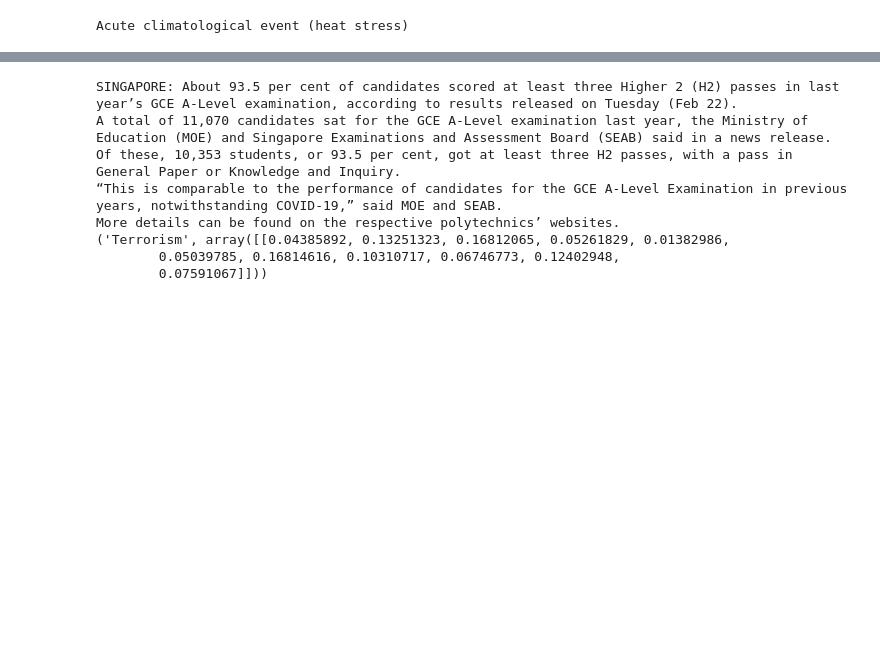
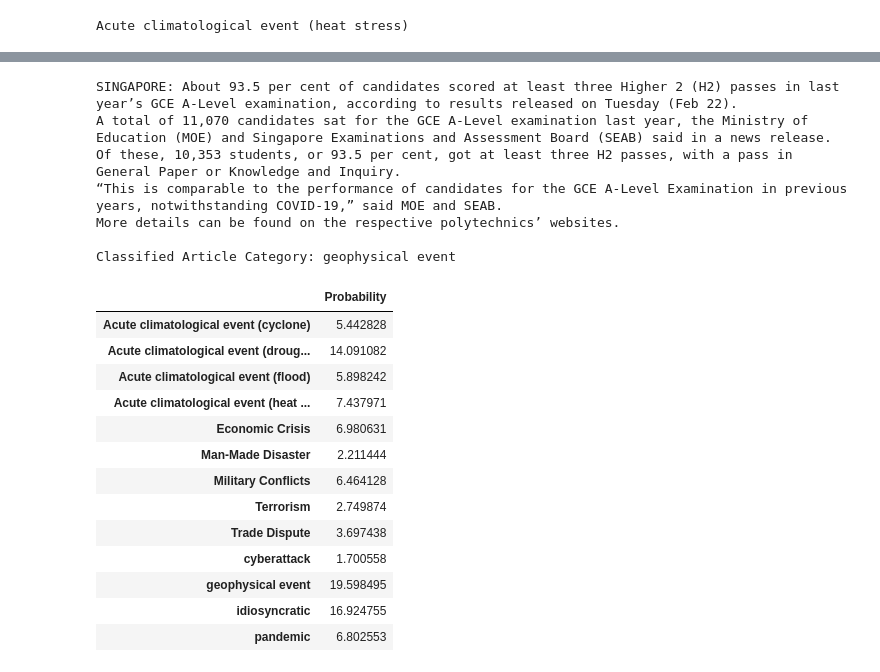
Before and after one commit to Shawntwj/FSX, a Jupyter notebook: News Classifier/FYP Article Classification Codes.ipynb, the cells around one changed output, grey strips where cells are left out. Cells and saved outputs as stored; diff of their text form; code cells hidden in the pictures; blank space fills up the shorter version.

```diff
--- a/News Classifier/FYP Article Classification Codes.ipynb
+++ b/News Classifier/FYP Article Classification Codes.ipynb
@@ -444,27 +480,49 @@ pandemic
 # %%
 from newspaper import Article
 
 article = Article('https://www.channelnewsasia.com/singapore/level-results-935-cent-score-least-3-h2-passes-2512571')
 
 
 article.download()
 
 article.parse()
 
 article.nlp()
 
 print(article.summary)
 
 with open('art5.txt', 'w') as f:
     f.write(article.summary)
 
-print(classify_article('art5.txt'))
+print(" ")
+print("Classified Article Category: " + classify_article('art5.txt')[0])
+
+probability_array = classify_article('art5.txt')[1]
+
+# print(probability_array[0])
+
+df = pd.DataFrame(data=probability_array[0] * 100, index=new_category , columns=["Probability"])
+
+df
 # %% [output]
 SINGAPORE: About 93.5 per cent of candidates scored at least three Higher 2 (H2) passes in last year’s GCE A-Level examination, according to results released on Tuesday (Feb 22).
 A total of 11,070 candidates sat for the GCE A-Level examination last year, the Ministry of Education (MOE) and Singapore Examinations and Assessment Board (SEAB) said in a news release.
 Of these, 10,353 students, or 93.5 per cent, got at least three H2 passes, with a pass in General Paper or Knowledge and Inquiry.
 “This is comparable to the performance of candidates for the GCE A-Level Examination in previous years, notwithstanding COVID-19,” said MOE and SEAB.
 More details can be found on the respective polytechnics’ websites.
-('Terrorism', array([[0.04385892, 0.13251323, 0.16812065, 0.05261829, 0.01382986,
-        0.05039785, 0.16814616, 0.10310717, 0.06746773, 0.12402948,
-        0.07591067]]))
+
+Classified Article Category: geophysical event
+|  | Probability |
+| Acute climatological event (cyclone) | 5.442828 |
+| Acute climatological event (droug... | 14.091082 |
+| Acute climatological event (flood) | 5.898242 |
+| Acute climatological event (heat ... | 7.437971 |
+| Economic Crisis | 6.980631 |
+| Man-Made Disaster | 2.211444 |
+| Military Conflicts | 6.464128 |
+| Terrorism | 2.749874 |
+| Trade Dispute | 3.697438 |
+| cyberattack | 1.700558 |
+| geophysical event | 19.598495 |
+| idiosyncratic | 16.924755 |
+| pandemic | 6.802553 |
```
Also changed, not shown: parts of 22 cells of this notebook, 5 other files.
